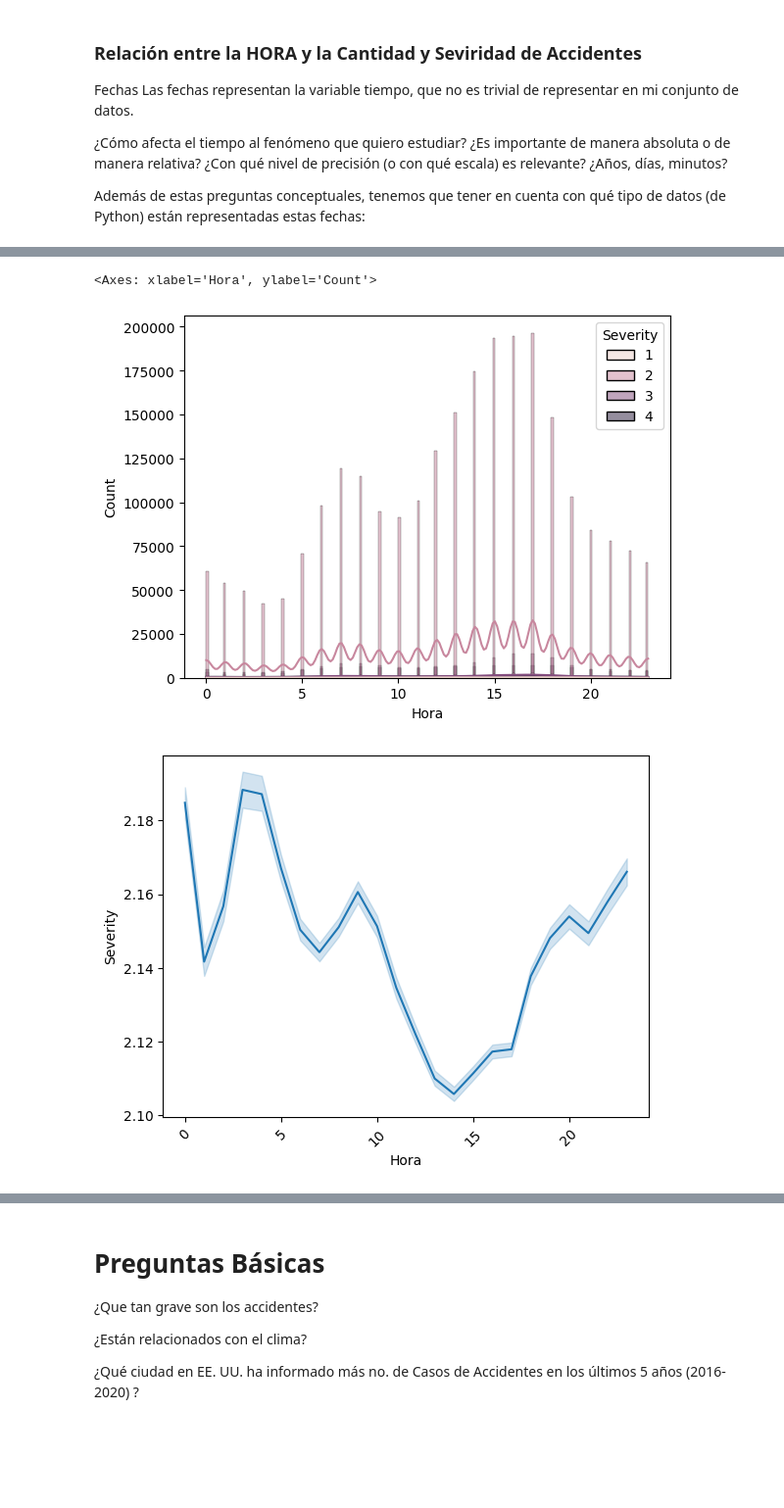
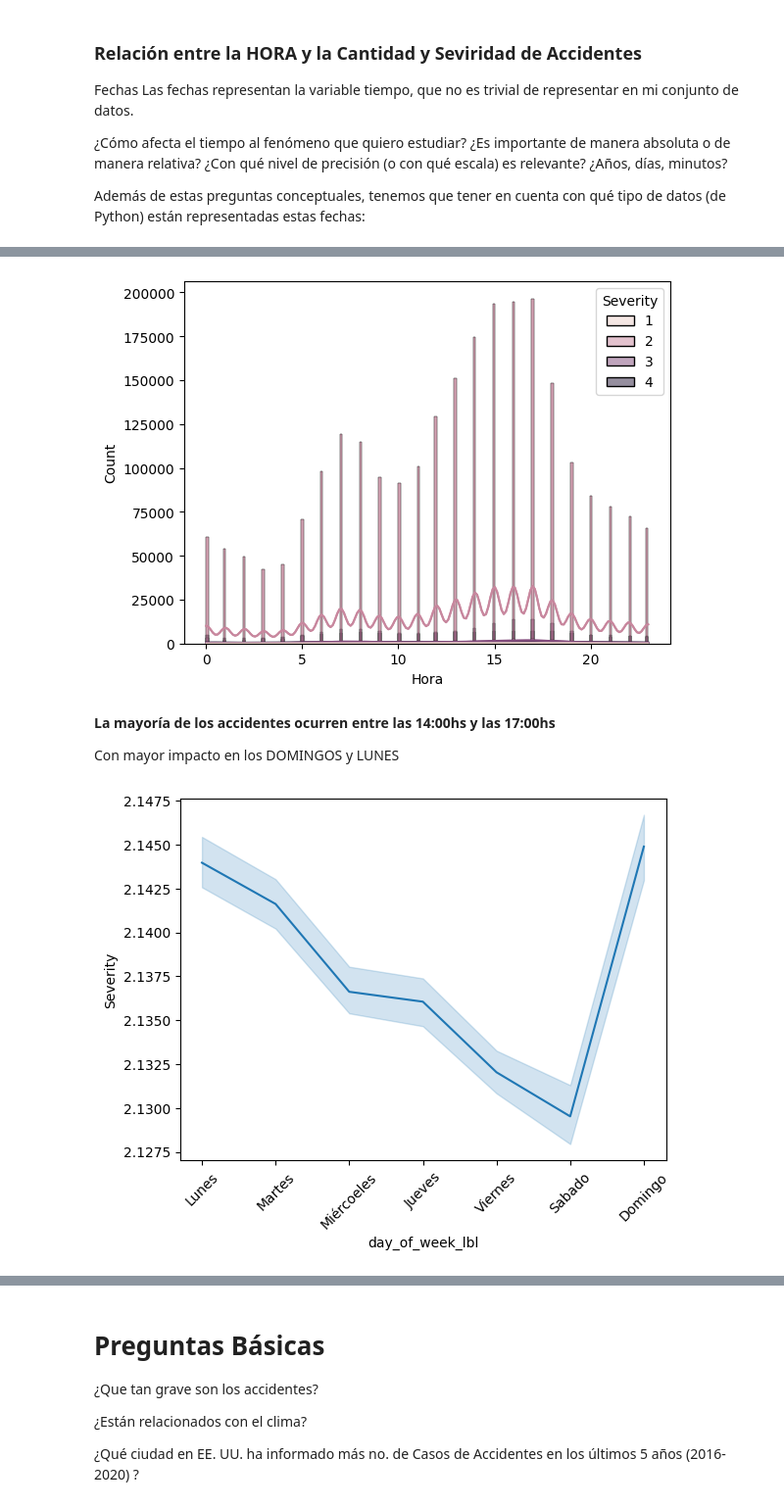
Before and after one commit to EWECORP/DScience_41870, a Jupyter notebook: Proyecto_Final_Eduardo_Ettlin.ipynb, the cells around one changed output, grey strips where cells are left out. Shown at 98% size. Drawn from its saved outputs; the diff is of its cells as text; code cells hidden in the pictures; blank space fills up the shorter version.

```diff
--- a/Proyecto_Final_Eduardo_Ettlin.ipynb
+++ b/Proyecto_Final_Eduardo_Ettlin.ipynb
@@ -109,7 +106,7 @@ import chart_studio.plotly     as py
 
 Se importan los datos y se procesan
 # %%
-full_df =  pd.read_csv('/content/gdrive/MyDrive/DScience_41870/US_Accidents_Dec21_updated.csv')
+full_df =  pd.read_csv('/content/gdrive/MyDrive/DScience_41870/US_Accidents_Dec21_updated.csv', nrows=3500000) # Limitar Registros Optimizar Proceso (, nrows=500000)
 full_df.head()
 # %% [output]
 |  | ID | Severity | Start_Time | End_Time | Start_Lat | Start_Lng | End_Lat | End_Lng | Distance(mi) | ... |
@@ -277,11 +341,16 @@ Además de estas preguntas conceptuales, tenemos que tener en cuenta con qué ti
 # %%
 sns.histplot(data = full_df, x="Hora", hue ='Severity', kde = True)
+
+plt.show()
 # %% [output]
-<Axes: xlabel='Hora', ylabel='Count'>
 [figure]
+# %% [markdown]
+**La mayoría de los accidentes ocurren entre las 14:00hs y las 17:00hs**
+
+Con mayor impacto en los DOMINGOS y LUNES
 # %%
-
-sns.lineplot(data = full_df, x='Hora', y='Severity')
+sns.lineplot(data = full_df, x='day_of_week_lbl', y='Severity')
 plt.xticks(rotation=45);
+plt.show()
 # %% [output]
-[figure, old version]
+[figure, new version]
```
Also changed, not shown: parts of 48 cells of this notebook.
